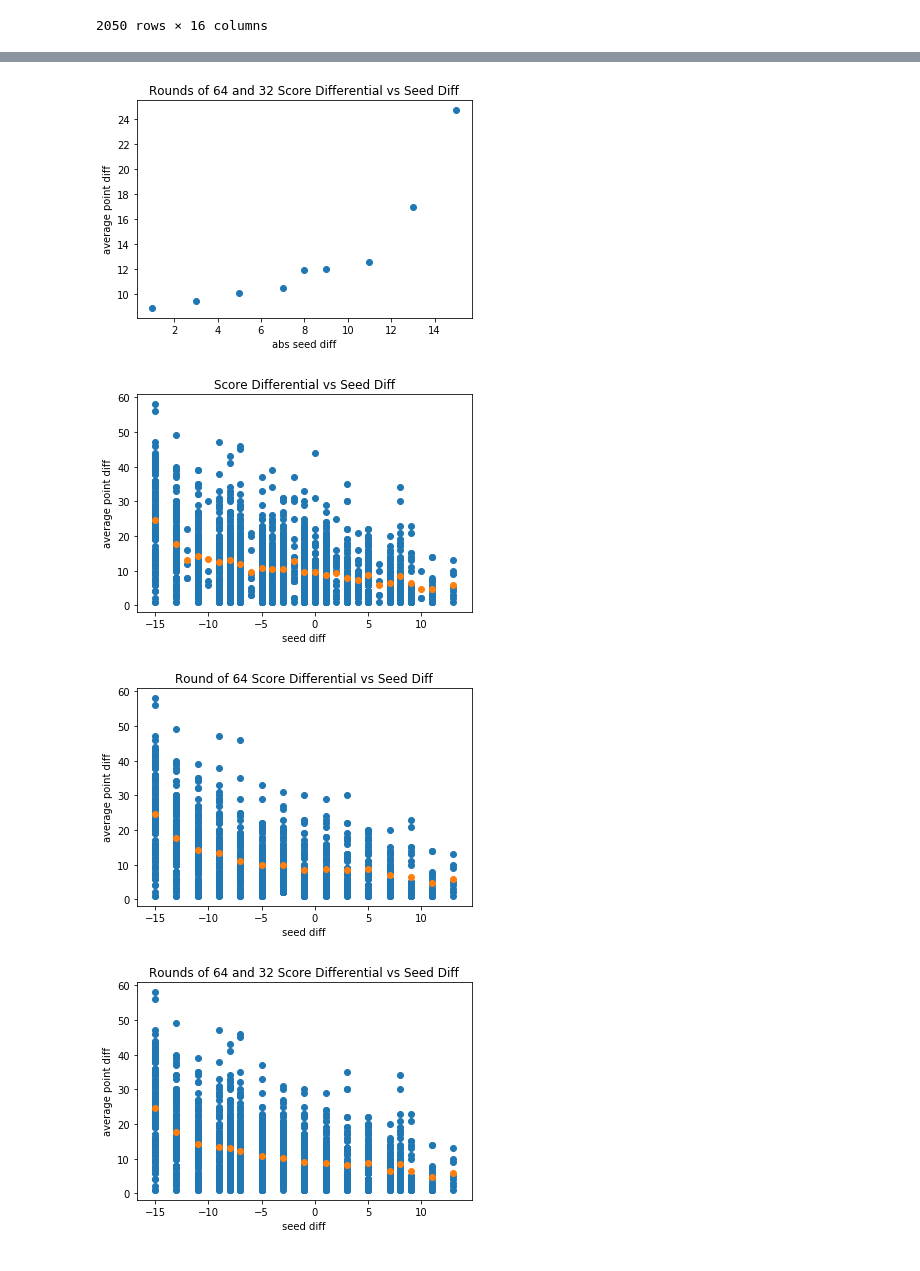
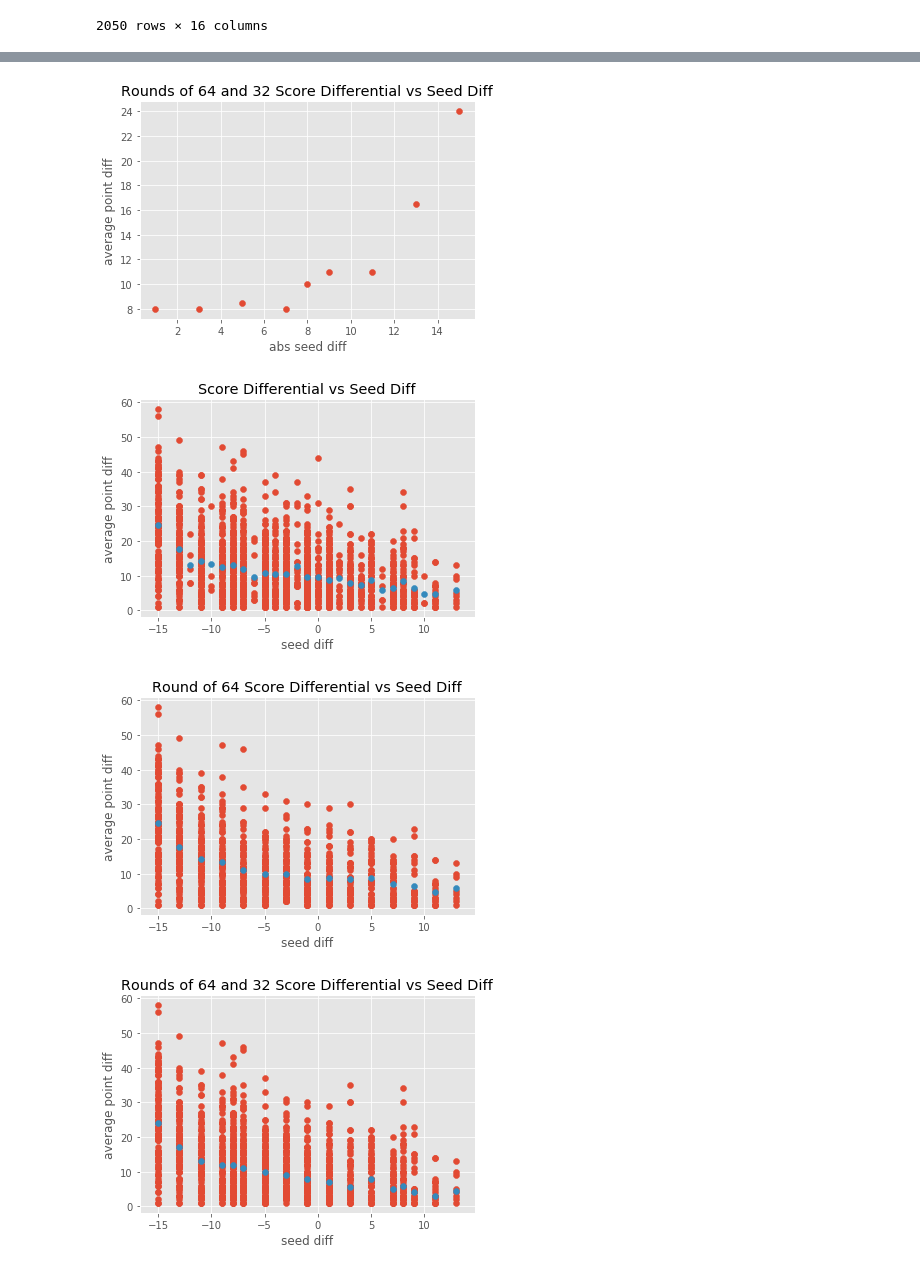
Before and after one commit to mmclaughlin87/march-madness-historical-perfomance, a Jupyter notebook: matchup_summary/point differential vs seed differential.ipynb, the cells around one changed output, grey strips where cells are left out. Cells and saved outputs as stored; diff of their text form; code cells hidden in the pictures.

```diff
--- a/matchup_summary/point differential vs seed differential.ipynb
+++ b/matchup_summary/point differential vs seed differential.ipynb
@@ -40,6 +40,7 @@ def create_all_games_scatter(winner_df, title, absolute):
         seed_diff_measure = 'abs_seed_diff'
     elif absolute == 'n':
         seed_diff_measure = 'seed_diff'
+    plt.style.use('ggplot')
     plt.scatter(winner_df[seed_diff_measure], winner_df['score_diff'])
     plt.xlabel(seed_diff_measure.replace('_', ' '))
     plt.ylabel('point diff')
@@ -99,6 +100,7 @@ def create_score_diff_average_scatter(winner_df, title, absolute, median_mean_mo
     seed_diff_groupby = winner_df[[seed_diff_measure, 'score_diff']].groupby(seed_diff_measure)
     mean_seed_score_df = seed_diff_groupby.agg(median_mean_mode)
     mean_seed_score_df.reset_index(inplace=True)
+    plt.style.use('ggplot')
     plt.scatter(mean_seed_score_df[seed_diff_measure], mean_seed_score_df['score_diff'])
     plt.xlabel(seed_diff_measure.replace('_', ' '))
     plt.ylabel('average point diff')
@@ -139,10 +153,13 @@ plt.show()
 # %%
 rounds_64_32_winner_df = winner_df[winner_df['round'].isin(['Round of 64', 'Round of 32'])]
 rounds_64_32_scatter_title = 'Rounds of 64 and 32 Score Differential vs Seed Diff'
-create_score_diff_average_scatter(rounds_64_32_winner_df, rounds_64_32_scatter_title, 'y')
+create_score_diff_average_scatter(rounds_64_32_winner_df,
+                                  rounds_64_32_scatter_title,
+                                  'y',
+                                  'median')
 plt.show()
 # %% [output]
-[figure, old version]
+[figure, new version]
 # %%
 ## basic all games scatter
 title = 'Score Differential vs Seed Diff'
@@ -150,7 +167,7 @@ create_all_games_scatter(winner_df, title, 'n')
 create_score_diff_average_scatter(winner_df, title, 'n', 'mean')
 plt.show()
 # %% [output]
-[figure, old version]
+[figure, new version]
 # %%
 ## basic round 64 scatter
 round_64_winner_df = winner_df[winner_df['round'] == 'Round of 64']
@@ -160,16 +177,19 @@ create_score_diff_average_scatter(round_64_winner_df, round_64_scatter_title, 'n
 
 plt.show()
 # %% [output]
-[figure, old version]
+[figure, new version]
 # %%
 ## basic round 64 or 32 scatter
 rounds_64_32_winner_df = winner_df[winner_df['round'].isin(['Round of 64', 'Round of 32'])]
 rounds_64_32_scatter_title = 'Rounds of 64 and 32 Score Differential vs Seed Diff'
 create_all_games_scatter(rounds_64_32_winner_df, rounds_64_32_scatter_title, 'n')
-create_score_diff_average_scatter(rounds_64_32_winner_df, rounds_64_32_scatter_title, 'n')
+create_score_diff_average_scatter(rounds_64_32_winner_df,
+                                  rounds_64_32_scatter_title,
+                                  'n',
+                                  'median')
 plt.show()
 # %% [output]
-[figure, old version]
+[figure, new version]
 # %%
 ## basic all games scatter
 title = 'Score Differential vs Seed Diff'
```
Also changed, not shown: parts of 16 cells of this notebook, 1 other file.
